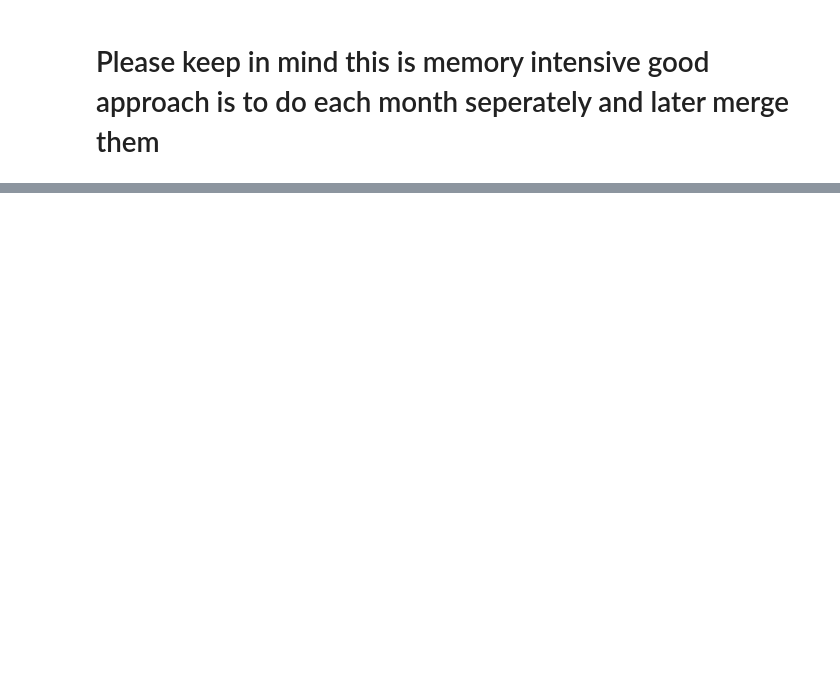
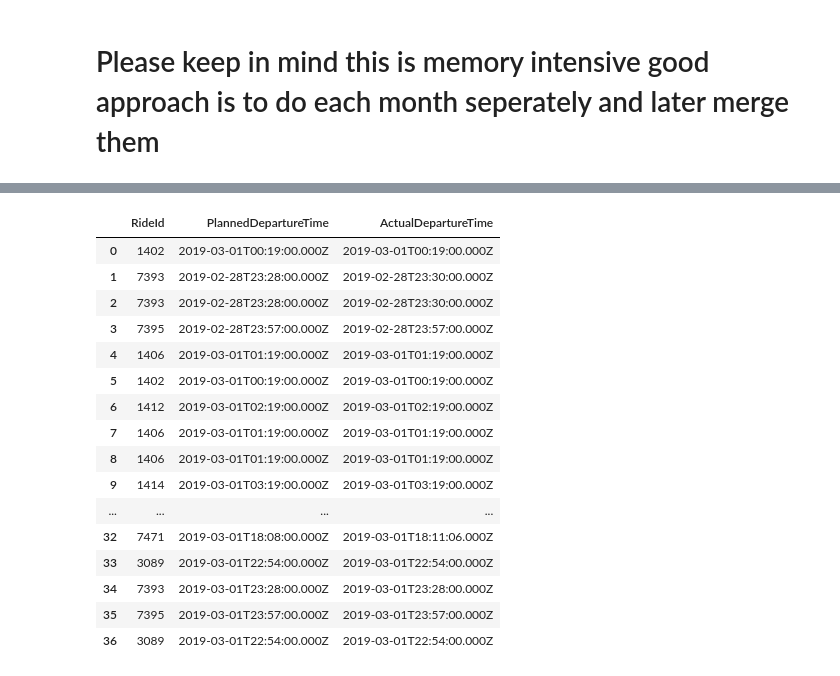
Before and after one commit to BondarencoM/DestinationStation, a Jupyter notebook: provisioning/AutoLoadingDataToCSVZip.ipynb, the cells around one changed output, grey strips where cells are left out. Drawn from its saved outputs; the diff is of its cells as text; code cells hidden in the pictures; blank space fills up the shorter version.

```diff
--- a/provisioning/AutoLoadingDataToCSVZip.ipynb
+++ b/provisioning/AutoLoadingDataToCSVZip.ipynb
@@ -341,3 +327,23 @@ dfa.sort_values(['RideId', 'PlannedArrivalTime', ]).head(50)
+# %%
+dfd[['RideId','PlannedDepartureTime', 'ActualDepartureTime']]
+# %% [output]
+|  | RideId | PlannedDepartureTime | ActualDepartureTime |
+| 0 | 1402 | 2019-03-01T00:19:00.000Z | 2019-03-01T00:19:00.000Z |
+| 1 | 7393 | 2019-02-28T23:28:00.000Z | 2019-02-28T23:30:00.000Z |
+| 2 | 7393 | 2019-02-28T23:28:00.000Z | 2019-02-28T23:30:00.000Z |
+| 3 | 7395 | 2019-02-28T23:57:00.000Z | 2019-02-28T23:57:00.000Z |
+| 4 | 1406 | 2019-03-01T01:19:00.000Z | 2019-03-01T01:19:00.000Z |
+| 5 | 1402 | 2019-03-01T00:19:00.000Z | 2019-03-01T00:19:00.000Z |
+| 6 | 1412 | 2019-03-01T02:19:00.000Z | 2019-03-01T02:19:00.000Z |
+| 7 | 1406 | 2019-03-01T01:19:00.000Z | 2019-03-01T01:19:00.000Z |
+| 8 | 1406 | 2019-03-01T01:19:00.000Z | 2019-03-01T01:19:00.000Z |
+| 9 | 1414 | 2019-03-01T03:19:00.000Z | 2019-03-01T03:19:00.000Z |
+| ... | ... | ... | ... |
+| 32 | 7471 | 2019-03-01T18:08:00.000Z | 2019-03-01T18:11:06.000Z |
+| 33 | 3089 | 2019-03-01T22:54:00.000Z | 2019-03-01T22:54:00.000Z |
+| 34 | 7393 | 2019-03-01T23:28:00.000Z | 2019-03-01T23:28:00.000Z |
+| 35 | 7395 | 2019-03-01T23:57:00.000Z | 2019-03-01T23:57:00.000Z |
+| 36 | 3089 | 2019-03-01T22:54:00.000Z | 2019-03-01T22:54:00.000Z |
 # %%
 # you can laod the files again in
 df_july = pd.read_csv('../data/july.csv.zip')
```
Also changed, not shown: parts of 7 cells of this notebook, 2 other files.
